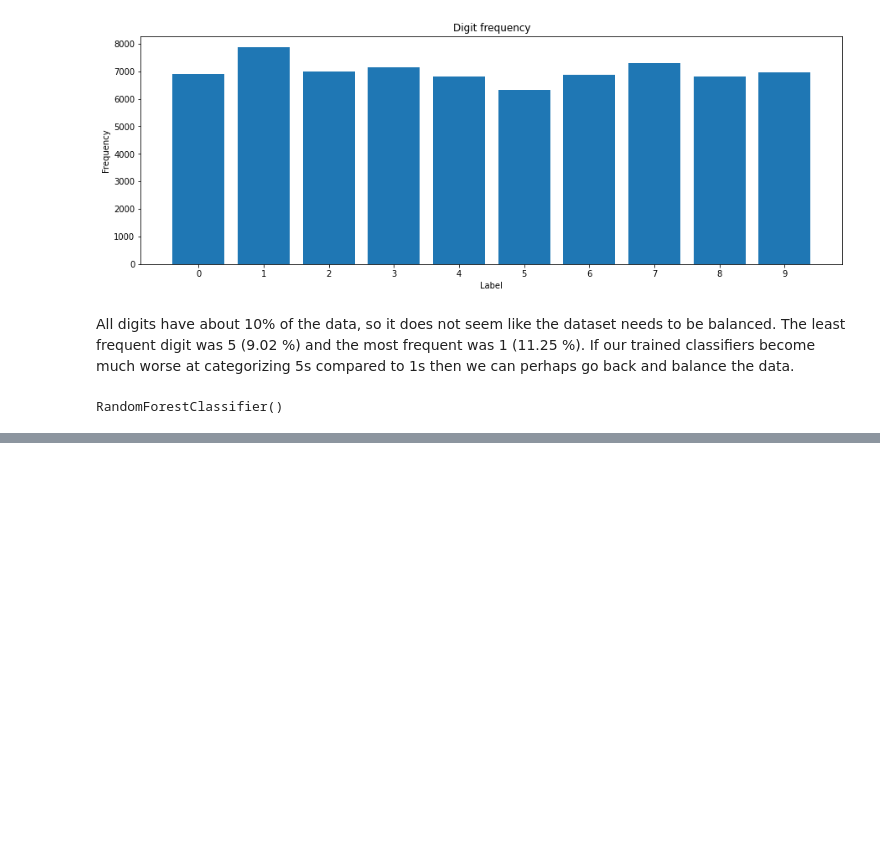
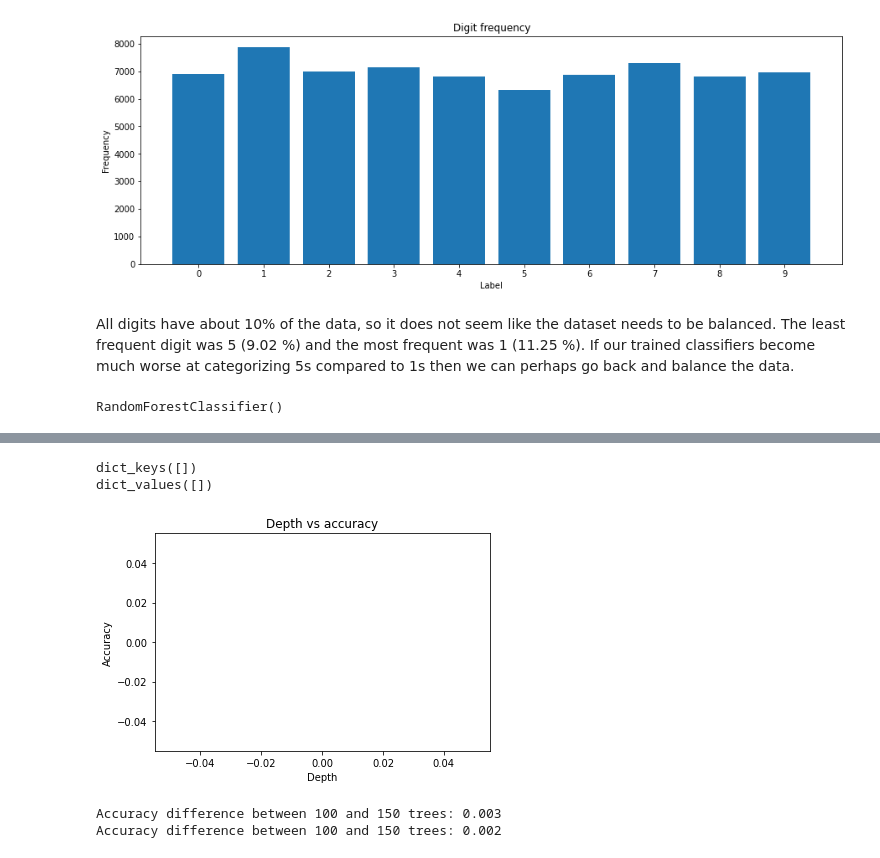
Before and after one commit to JohannaJo/INF264-project-3, a Jupyter notebook: Project 3.ipynb, the cells around one changed output, grey strips where cells are left out. Saved outputs shown, nothing was run; the diff lists cells and outputs as text; code cells hidden in the pictures; blank space fills up the shorter version.

```diff
--- a/Project 3.ipynb
+++ b/Project 3.ipynb
@@ -109,0 +197,7 @@ print(clf.score(X_val_2d, y_val))
+# %%
+clf = RandomForestClassifier(criterion = 'gini', max_depth = 17)
+cross_val_score_gini = np.mean(cross_val_score(clf, X_train_val_2d, y_train_val))
+print(cross_val_score_gini)
+clf = RandomForestClassifier(criterion = 'entropy', max_depth = 17)
+cross_val_score_entropy = np.mean(cross_val_score(clf, X_train_val_2d, y_train_val))
+print(cross_val_score_entropy)
@@ -109,0 +218,8 @@ print(clf.score(X_val_2d, y_val))
+# %%
+acc_ntrees = {} # Dictionary for keeping track of number of trees and accuracy
+for i in range(50, 400, 50):
+    clf = RandomForestClassifier(n_estimators = i, criterion = 'gini', max_depth = 17)
+    clf.fit(X_train_2d, y_train)
+    score = clf.score(X_val_2d, y_val)
+    print("Precision at tree number", i , "is:", score)
+    acc_ntrees[i] = score
@@ -109,0 +234,28 @@ print(clf.score(X_val_2d, y_val))
+# %%
+x = acc_ntrees.keys()
+y = acc_ntrees.values()
+print(x)
+print(y)
+#fig = plt.figure(figsize=(20,10))
+plt.plot(x,y)
+#plt.axvline(x=17, ymin=0, ymax=1, color = 'r', alpha = 0.4)
+#plt.text(17.1, 0.96, "Accuracy improvement after depth 17 is minimal")
+#plt.xlim(left=13)
+#plt.ylim(bottom=0.9, top = 0.97)
+plt.title("Depth vs accuracy")
+#plt.xticks(np.arange(1, 30, 1))
+plt.ylabel('Accuracy')
+plt.xlabel('Depth')
+plt.show()
+# %% [output]
+dict_keys([])
+dict_values([])
+[figure, added]
+# %%
+diff_percentage = np.abs(0.9653968253968254-0.9685714285714285)
+print("Accuracy difference between 100 and 150 trees:", "%.3f" % diff_percentage)
+diff_percentage = np.abs(0.9653968253968254-0.9638095238095238)
+print("Accuracy difference between 100 and 150 trees:", "%.3f" % diff_percentage)
+# %% [output]
+Accuracy difference between 100 and 150 trees: 0.003
+Accuracy difference between 100 and 150 trees: 0.002
```
Also changed, not shown: parts of 15 cells of this notebook.
